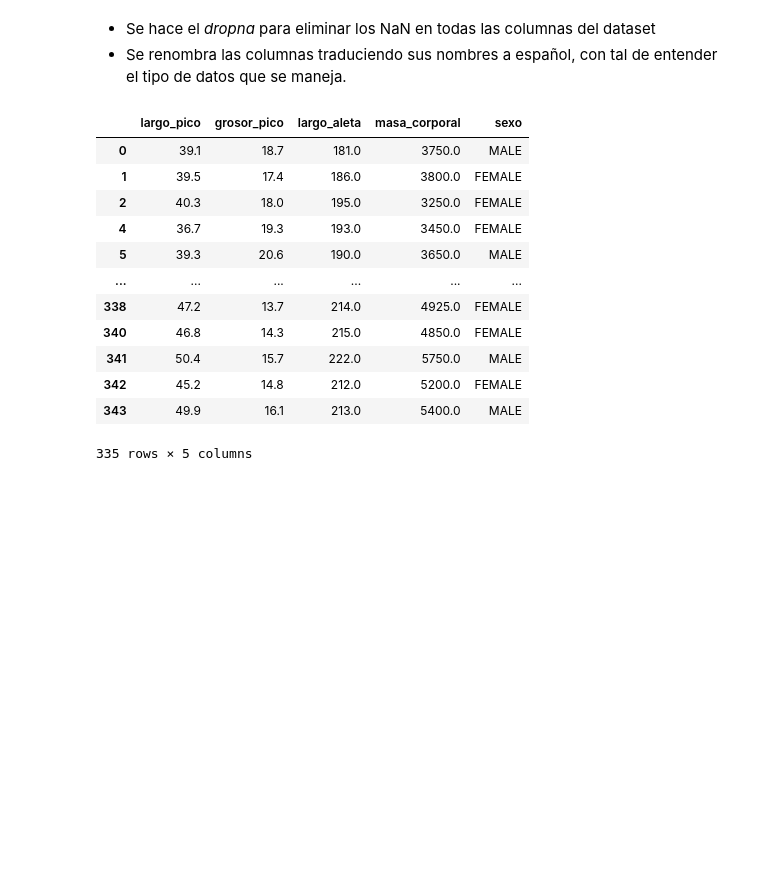
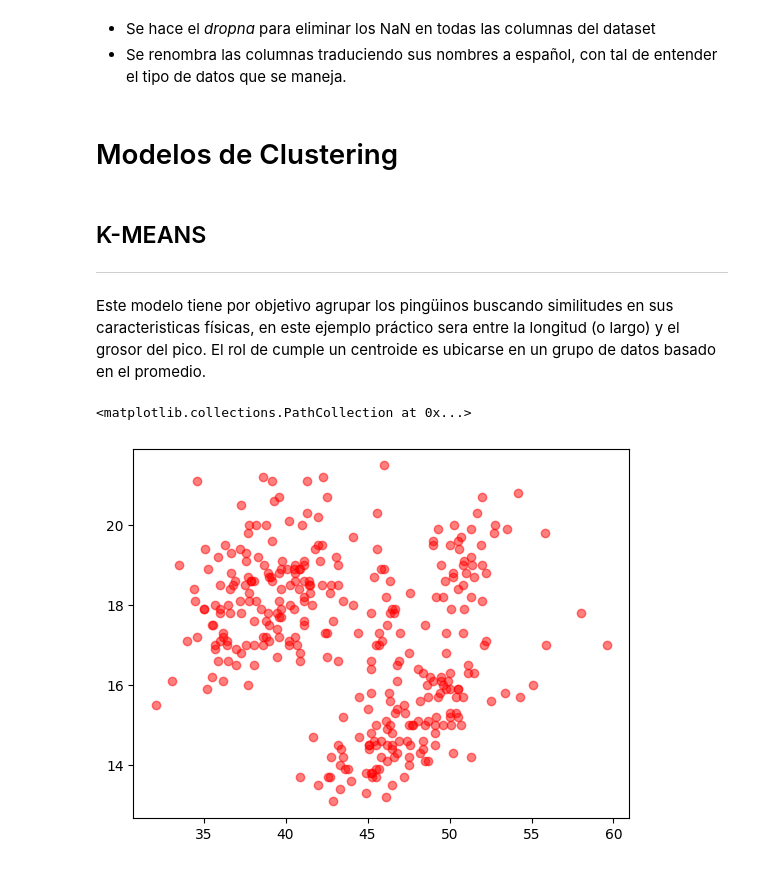
Before and after one commit to vicho-bece/Python-Data-Analytics, a Jupyter notebook: penguins_data/cluster.ipynb, the cells around one changed output. Cells and saved outputs as stored; diff of their text form; code cells hidden in the pictures; blank space fills up the shorter version.

Commit message:
Update cluster.ipynb
Kmeans (largo y grosor del pico):
- kmeans++
- random
- minibatch

```diff
--- a/penguins_data/cluster.ipynb
+++ b/penguins_data/cluster.ipynb
@@ -44,7 +45,7 @@ data
 # %%
 data = data.dropna()
 
-data.rename(
+data = data.rename(
     columns={
         'culmen_length_mm': 'largo_pico',
         'culmen_depth_mm': 'grosor_pico',
@@ -53,17 +54,21 @@ data.rename(
         'sex': 'sexo'
     }
 )
-# %% [output]
-|  | largo_pico | grosor_pico | largo_aleta | masa_corporal | sexo |
-| 0 | 39.1 | 18.7 | 181.0 | 3750.0 | MALE |
-| 1 | 39.5 | 17.4 | 186.0 | 3800.0 | FEMALE |
-| 2 | 40.3 | 18.0 | 195.0 | 3250.0 | FEMALE |
-| 4 | 36.7 | 19.3 | 193.0 | 3450.0 | FEMALE |
-| 5 | 39.3 | 20.6 | 190.0 | 3650.0 | MALE |
-| ... | ... | ... | ... | ... | ... |
-| 338 | 47.2 | 13.7 | 214.0 | 4925.0 | FEMALE |
-| 340 | 46.8 | 14.3 | 215.0 | 4850.0 | FEMALE |
-| 341 | 50.4 | 15.7 | 222.0 | 5750.0 | MALE |
-| 342 | 45.2 | 14.8 | 212.0 | 5200.0 | FEMALE |
-| 343 | 49.9 | 16.1 | 213.0 | 5400.0 | MALE |
-335 rows × 5 columns
+# %% [markdown]
+# Modelos de Clustering
+# %% [markdown]
+## K-MEANS
+---
+# %% [markdown]
+Este modelo tiene por objetivo agrupar los pingüinos buscando similitudes en sus caracteristicas físicas, en este ejemplo práctico sera entre la longitud (o largo) y el grosor del pico. El rol de cumple un centroide es ubicarse en un grupo de datos basado en el promedio.
+# %%
+x = data['largo_pico']
+y = data['grosor_pico']
+
+XY = np.column_stack((x,y))
+
+graph = plt.scatter(x,y, marker='o', c='red', alpha=0.5)
+graph
+# %% [output]
+<matplotlib.collections.PathCollection at 0x...>
+[figure, added]
```
Also changed, not shown: parts of 6 cells of this notebook.
